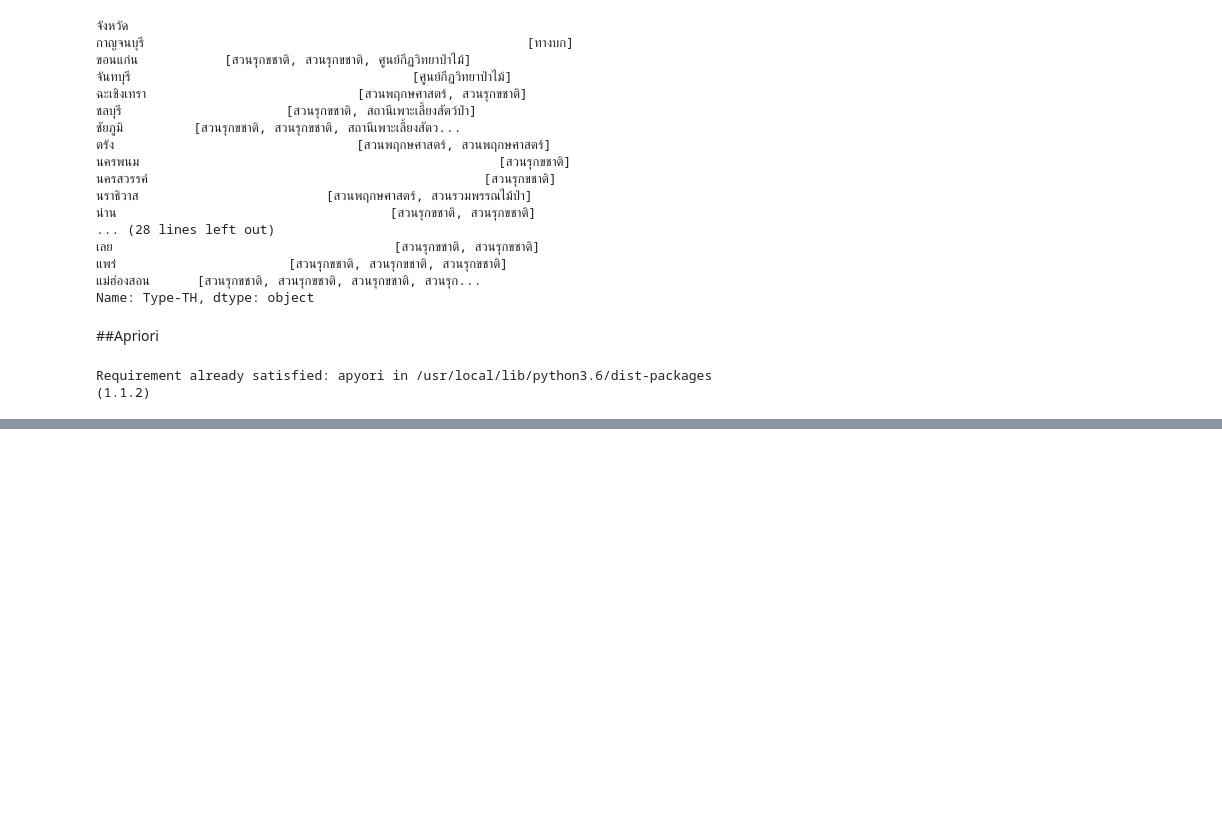
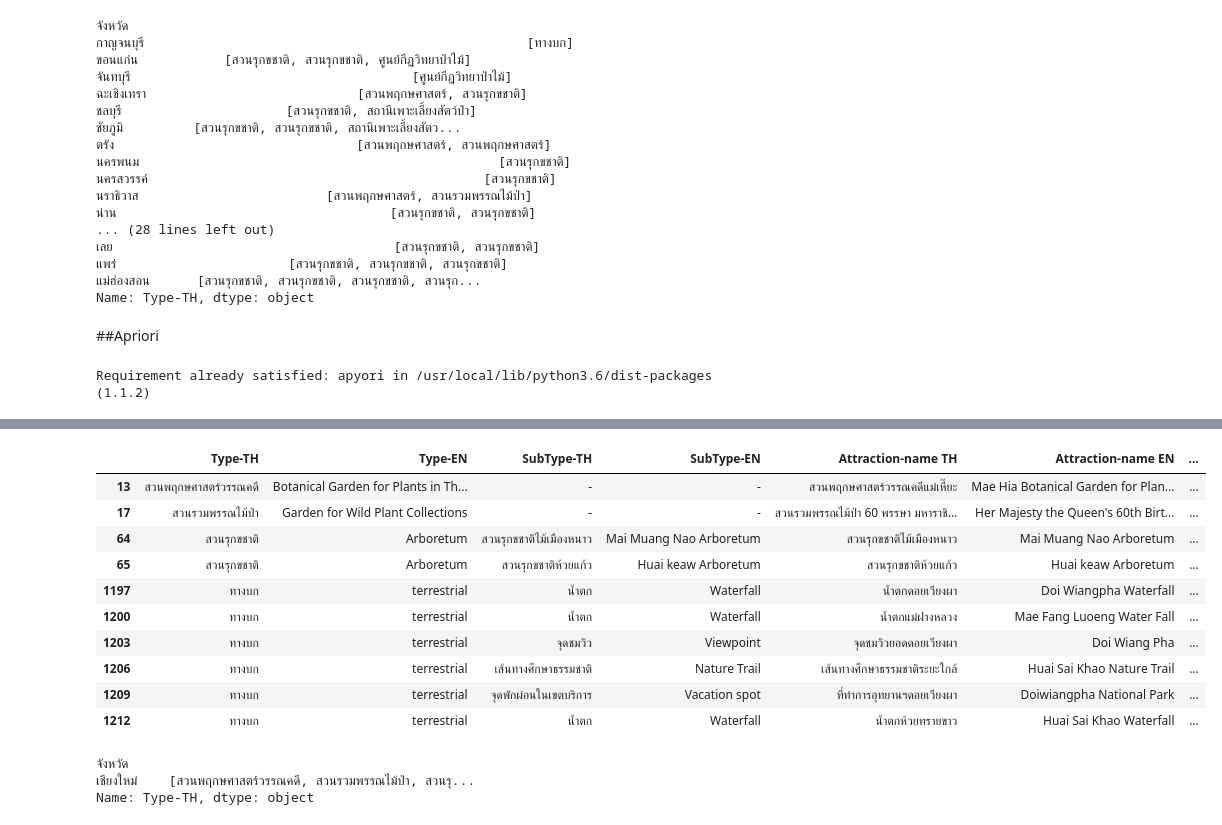
Before and after one commit to dinsor17/KKU_Data_mining, a Jupyter notebook: visitors_k.ipynb, the cells around one changed output, grey strips where cells are left out. Saved outputs shown, nothing was run; the diff lists cells and outputs as text; code cells hidden in the pictures; blank space fills up the shorter version.

```diff
--- a/visitors_k.ipynb
+++ b/visitors_k.ipynb
@@ -475,0 +522,21 @@ RelationRecord(items=frozenset({'ทางบก'}), support=0.2619047619047619,
+# %%
+CM.dropna()
+# %% [output]
+|  | Type-TH | Type-EN | SubType-TH | SubType-EN | Attraction-name TH | Attraction-name EN | ... |
+| 13 | สวนพฤกษศาสตร์วรรณคดี | Botanical Garden for Plants in Th... | - | - | สวนพฤกษศาสตร์วรรณคดีแม่เหี๊ยะ | Mae Hia Botanical Garden for Plan... | ... |
+| 17 | สวนรวมพรรณไม้ป่า | Garden for Wild Plant Collections | - | - | สวนรวมพรรณไม้ป่า 60 พรรษา มหาราชิ... | Her Majesty the Queen's 60th Birt... | ... |
+| 64 | สวนรุกขชาติ | Arboretum | สวนรุกขชาติไม้เมืองหนาว | Mai Muang Nao Arboretum | สวนรุกขชาติไม้เมืองหนาว | Mai Muang Nao Arboretum | ... |
+| 65 | สวนรุกขชาติ | Arboretum | สวนรุกขชาติห้วยแก้ว | Huai keaw Arboretum | สวนรุกขชาติห้วยแก้ว | Huai keaw Arboretum | ... |
+| 1197 | ทางบก | terrestrial | น้ำตก | Waterfall | น้ำตกดอยเวียงผา | Doi Wiangpha Waterfall | ... |
+| 1200 | ทางบก | terrestrial | น้ำตก | Waterfall | น้ำตกแม่ฝางหลวง | Mae Fang Luoeng Water Fall | ... |
+| 1203 | ทางบก | terrestrial | จุดชมวิว | Viewpoint | จุดชมวิวยอดดอยเวียงผา | Doi Wiang Pha | ... |
+| 1206 | ทางบก | terrestrial | เส้นทางศึกษาธรรมชาติ | Nature Trail | เส้นทางศึกษาธรรมชาติระยะใกล้ | Huai Sai Khao Nature Trail | ... |
+| 1209 | ทางบก | terrestrial | จุดพักผ่อนในเขตบริการ | Vacation spot | ที่ทำการอุทยานฯดอยเวียงผา | Doiwiangpha National Park | ... |
+| 1212 | ทางบก | terrestrial | น้ำตก | Waterfall | น้ำตกห้วยทรายขาว | Huai Sai Khao Waterfall | ... |
+# %%
+transacs_CM = CM.groupby('จังหวัด')['Type-TH'].apply(list)
+transacs_CM
+# %% [output]
+จังหวัด
+เชียงใหม่    [สวนพฤกษศาสตร์วรรณคดี, สวนรวมพรรณไม้ป่า, สวนรุ...
+Name: Type-TH, dtype: object
```
Also changed, not shown: parts of 15 cells of this notebook.
